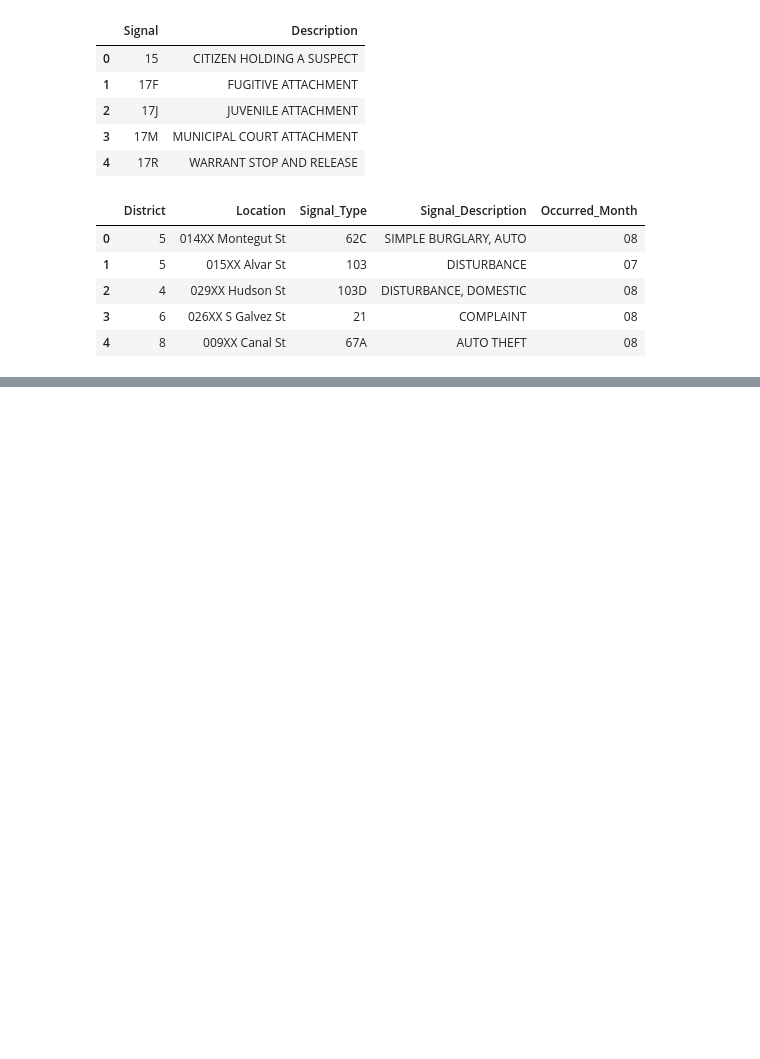
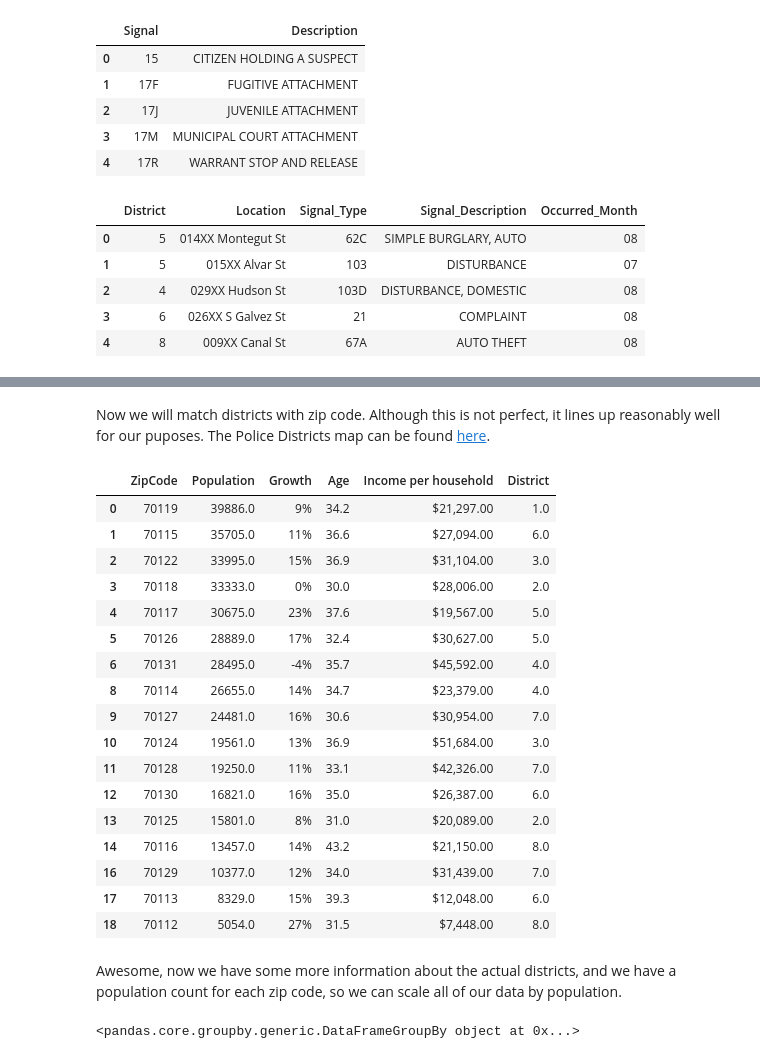
Before and after one commit to yarbschris/ds-final, a Jupyter notebook: finalProject.ipynb, the cells around one changed output, grey strips where cells are left out. Drawn from its saved outputs; the diff is of its cells as text; code cells hidden in the pictures; blank space fills up the shorter version.

Commit message:
Update notebook and index.html

```diff
--- a/finalProject.ipynb
+++ b/finalProject.ipynb
@@ -384,0 +442,46 @@ calls_and_reports.head()
+# %% [markdown]
+Now we will match districts with zip code. Although this is not perfect, it lines up reasonably well for our puposes.
+The Police Districts map can be found [here](https://nola.gov/next/nopd/about/police-districts/).
+# %%
+districtToZip = {1: [70119], 2: [70118, 70125], 3: [70124, 70122], 4: [70114, 70131], 5:[70117, 70126], 6:[70115, 70113, 70130], 7:[70127, 70128, 70129], 8:[70116,70112]}
+# %%
+# Create a dictionary that maps each zip code to its district so that we can apply it to our table
+zipToDistrict = {
+    zip_code: district
+    for district, zips in districtToZip.items()
+    for zip_code in zips
+}
+# %%
+# Use map to apply our dictionary to every value in the zipcode column and create a new column
+zipTable["District"] = zipTable["ZipCode"].map(zipToDistrict)
+# %%
+# 70123 and 70121 are in Jefferson and are not covered by an NOPD district, so we will drop them
+zipTable = zipTable.drop(zipTable.loc[(zipTable["ZipCode"] == 70123)].index)
+zipTable = zipTable.drop(zipTable.loc[(zipTable["ZipCode"] == 70121)].index)
+# %%
+zipTable
+# %% [output]
+|  | ZipCode | Population | Growth | Age | Income per household | District |
+| 0 | 70119 | 39886.0 | 9% | 34.2 | $21,297.00 | 1.0 |
+| 1 | 70115 | 35705.0 | 11% | 36.6 | $27,094.00 | 6.0 |
+| 2 | 70122 | 33995.0 | 15% | 36.9 | $31,104.00 | 3.0 |
+| 3 | 70118 | 33333.0 | 0% | 30.0 | $28,006.00 | 2.0 |
+| 4 | 70117 | 30675.0 | 23% | 37.6 | $19,567.00 | 5.0 |
+| 5 | 70126 | 28889.0 | 17% | 32.4 | $30,627.00 | 5.0 |
+| 6 | 70131 | 28495.0 | -4% | 35.7 | $45,592.00 | 4.0 |
+| 8 | 70114 | 26655.0 | 14% | 34.7 | $23,379.00 | 4.0 |
+| 9 | 70127 | 24481.0 | 16% | 30.6 | $30,954.00 | 7.0 |
+| 10 | 70124 | 19561.0 | 13% | 36.9 | $51,684.00 | 3.0 |
+| 11 | 70128 | 19250.0 | 11% | 33.1 | $42,326.00 | 7.0 |
+| 12 | 70130 | 16821.0 | 16% | 35.0 | $26,387.00 | 6.0 |
+| 13 | 70125 | 15801.0 | 8% | 31.0 | $20,089.00 | 2.0 |
+| 14 | 70116 | 13457.0 | 14% | 43.2 | $21,150.00 | 8.0 |
+| 16 | 70129 | 10377.0 | 12% | 34.0 | $31,439.00 | 7.0 |
+| 17 | 70113 | 8329.0 | 15% | 39.3 | $12,048.00 | 6.0 |
+| 18 | 70112 | 5054.0 | 27% | 31.5 | $7,448.00 | 8.0 |
+# %% [markdown]
+Awesome, now we have some more information about the actual districts, and we have a population count for each zip code, so we can scale all of our data by population.
+# %%
+zipTable.groupby("District")
+# %% [output]
+<pandas.core.groupby.generic.DataFrameGroupBy object at 0x...>
```
Also changed, not shown: parts of 14 cells of this notebook, 1 other file.
